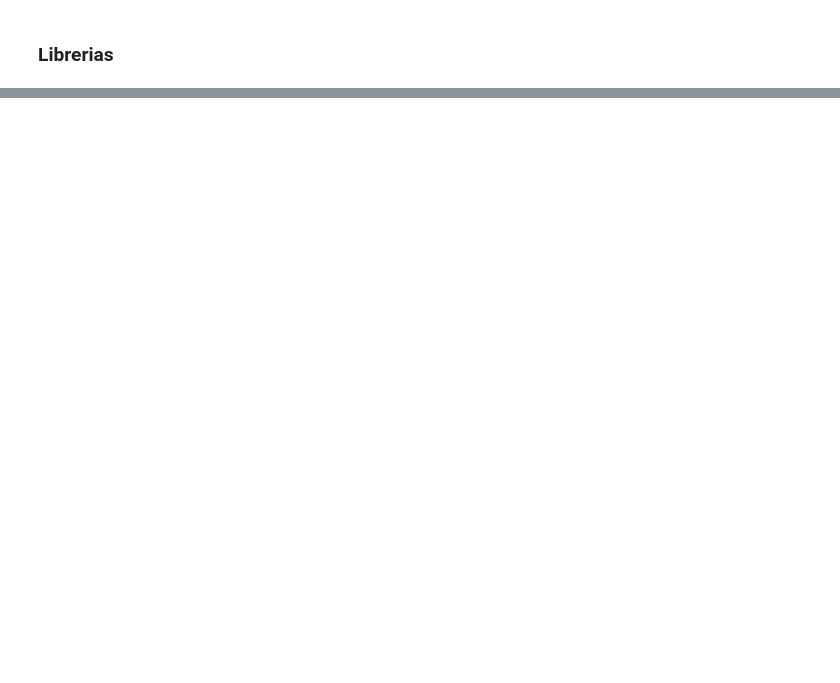
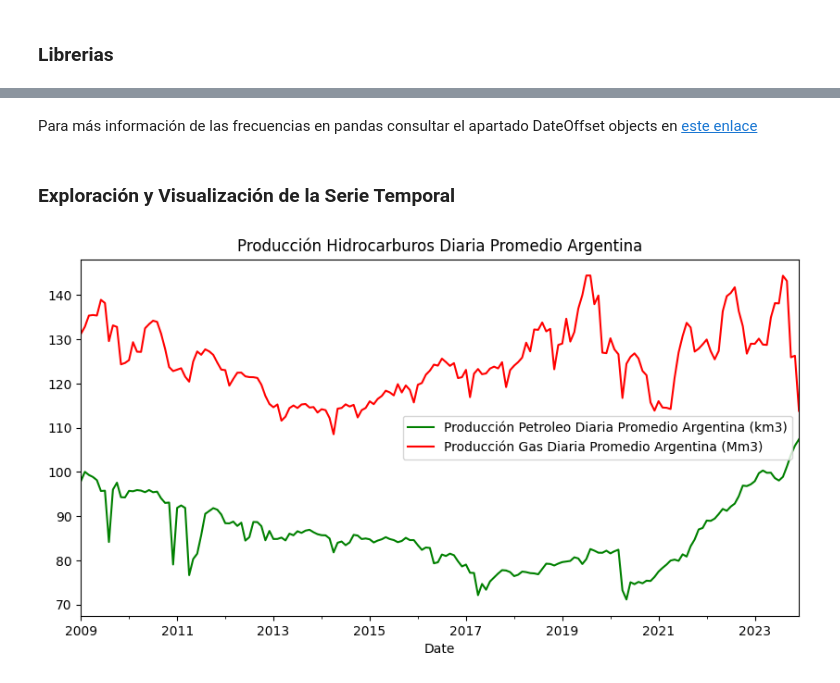
Before and after one commit to contepablod/ML_Bourbaki, a Jupyter notebook: Semana4/ARIMA_vs_Prophet.ipynb, the cells around one changed output, grey strips where cells are left out. Drawn from its saved outputs; the diff is of its cells as text; code cells hidden in the pictures; blank space fills up the shorter version.

```diff
--- a/Semana4/ARIMA_vs_Prophet.ipynb
+++ b/Semana4/ARIMA_vs_Prophet.ipynb
@@ -154,6 +102,0 @@ df
-# %%
-# Initialize the Prophet model
-model = Prophet(yearly_seasonality=True)
-
-# Fit the model with the oil production DataFrame
-model.fit(df)
@@ -178,0 +103,6 @@ fig_components = model.plot_components(forecast)
+# %%
+df["Date"] = pd.to_datetime(df["indice_tiempo"])
+df = df.set_index('Date')
+# %%
+df['produccion_petroleo_promedio_dia_km3'] = df['produccion_petroleo_promedio_dia_m3']/1000
+df['produccion_gas_promedio_dia_Mm3'] = df['produccion_gas_promedio_dia_mm3']/1000
@@ -178,0 +117,3 @@ fig_components = model.plot_components(forecast)
+# %%
+df.index.freq = df.index.inferred_freq
+df.index
@@ -178,0 +129,11 @@ fig_components = model.plot_components(forecast)
+# %% [markdown]
+Para más información de las frecuencias en pandas consultar el apartado DateOffset objects en [este enlace](https://pandas.pydata.org/pandas-docs/stable/user_guide/timeseries.html)
+# %% [markdown]
+### Exploración y Visualización de la Serie Temporal
+# %%
+df['produccion_petroleo_promedio_dia_km3'].plot(figsize=(10,5), title='Producción Hidrocarburos Diaria Promedio Argentina', color='green', label='Producción Petroleo Diaria Promedio Argentina (km3)')
+df['produccion_gas_promedio_dia_Mm3'].plot(figsize=(10,5), color='red', label='Producción Gas Diaria Promedio Argentina (Mm3)')
+plt.legend()
+plt.show()
+# %% [output]
+[figure, added]
```
Also changed, not shown: parts of 104 cells of this notebook.
